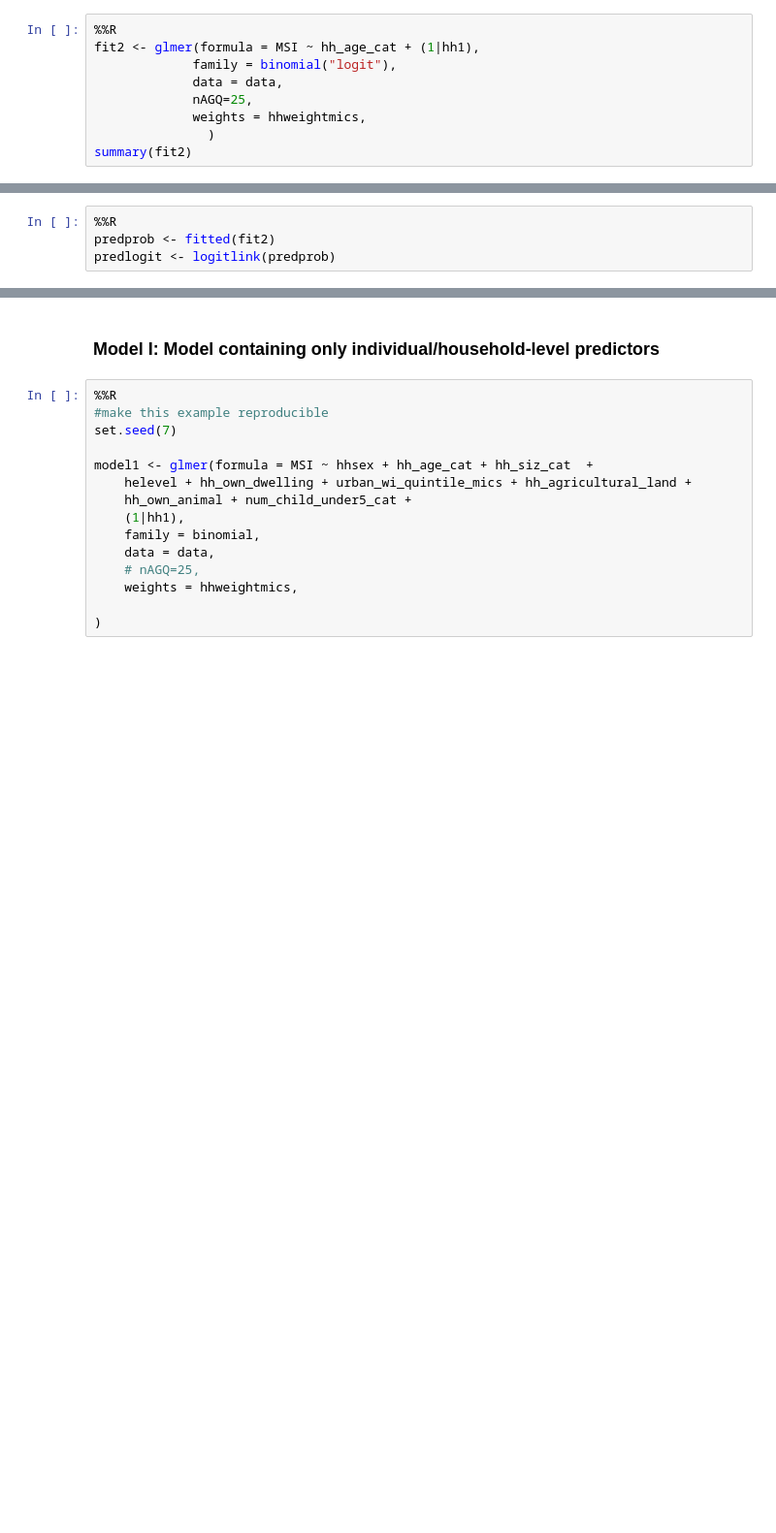
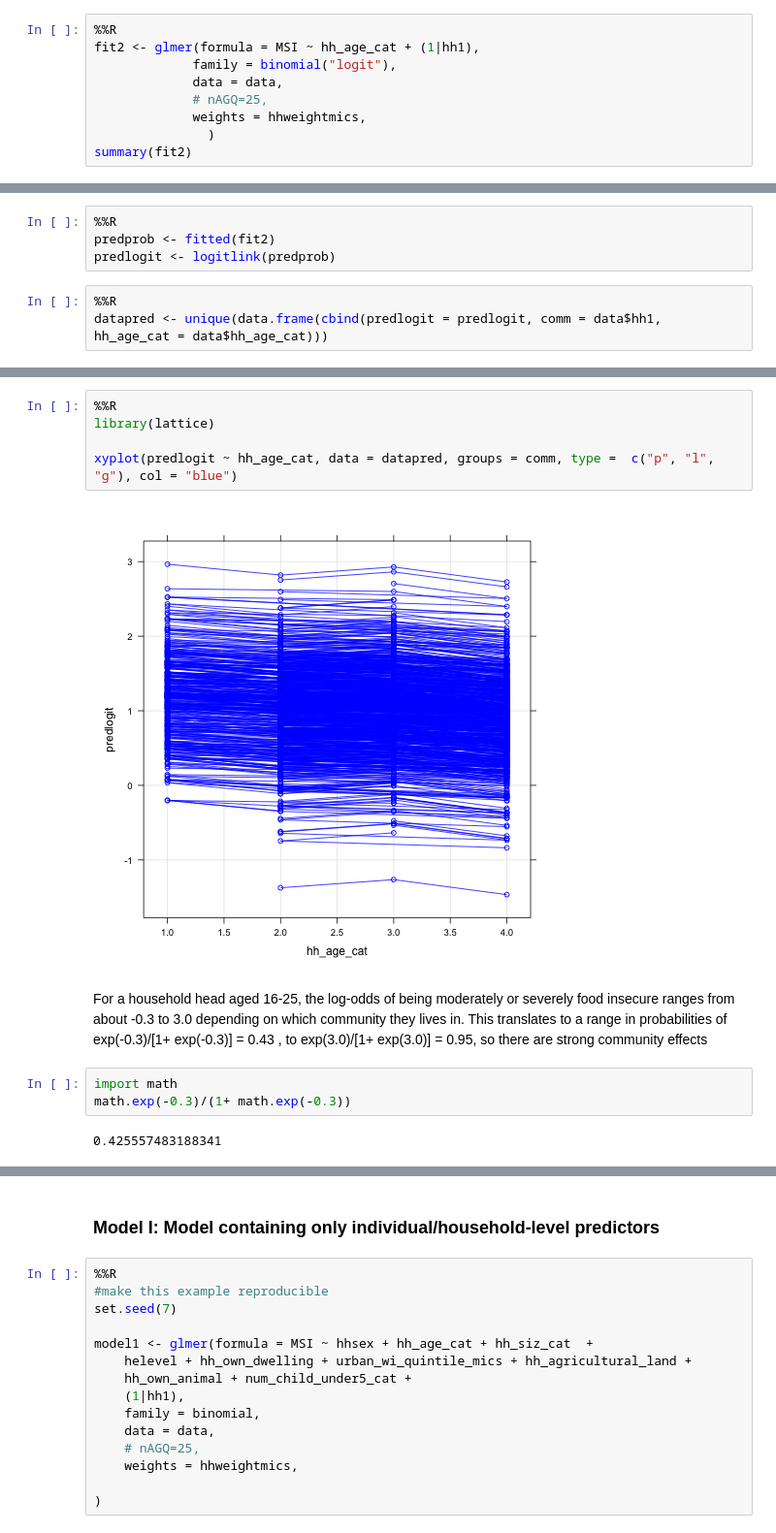
Before and after one commit to decorouz/Food_Insecurity_Indicators_Analysis, a Jupyter notebook: FIES/MISC_NG_6/notebooks/5_hh_mics6_modelling.ipynb, the cells around one changed output, grey strips where cells are left out. Shown at 97% size. Cells and saved outputs as stored; diff of their text form; blank space fills up the shorter version.

```diff
--- a/FIES/MISC_NG_6/notebooks/5_hh_mics6_modelling.ipynb
+++ b/FIES/MISC_NG_6/notebooks/5_hh_mics6_modelling.ipynb
@@ -345,7 +337,7 @@ $$\log\left(\frac{\pi_{ij}}{1 - \pi_{ij}}\right) = \beta_0 + \beta_1hhage +  u_{
 fit2 <- glmer(formula = MSI ~ hh_age_cat + (1|hh1),
              family = binomial("logit"),
              data = data,
-             nAGQ=25,
+             # nAGQ=25,
              weights = hhweightmics,
                )
 summary(fit2)
@@ -392,3 +394,7 @@ library(VGAM)
 %%R
 predprob <- fitted(fit2)
 predlogit <- logitlink(predprob)
+# %%
+%%R
+datapred <- unique(data.frame(cbind(predlogit = predlogit, comm = data$hh1,
+hh_age_cat = data$hh_age_cat)))
@@ -394,0 +410,15 @@ predlogit <- logitlink(predprob)
+# %%
+%%R
+library(lattice)
+
+xyplot(predlogit ~ hh_age_cat, data = datapred, groups = comm, type =  c("p", "l",
+"g"), col = "blue")
+# %% [output]
+[figure, added]
+# %% [markdown]
+For a household head aged 16-25, the log-odds of being moderately or severely food insecure ranges from about -0.3 to 3.0 depending on which community they lives in. This translates to a range in probabilities of exp(-0.3)/[1+ exp(-0.3)] = 0.43 , to exp(3.0)/[1+ exp(3.0)] = 0.95, so there are strong community effects
+# %%
+import math
+math.exp(-0.3)/(1+ math.exp(-0.3))
+# %% [output]
+0.425557483188341
```
Also changed, not shown: parts of 28 cells of this notebook.
